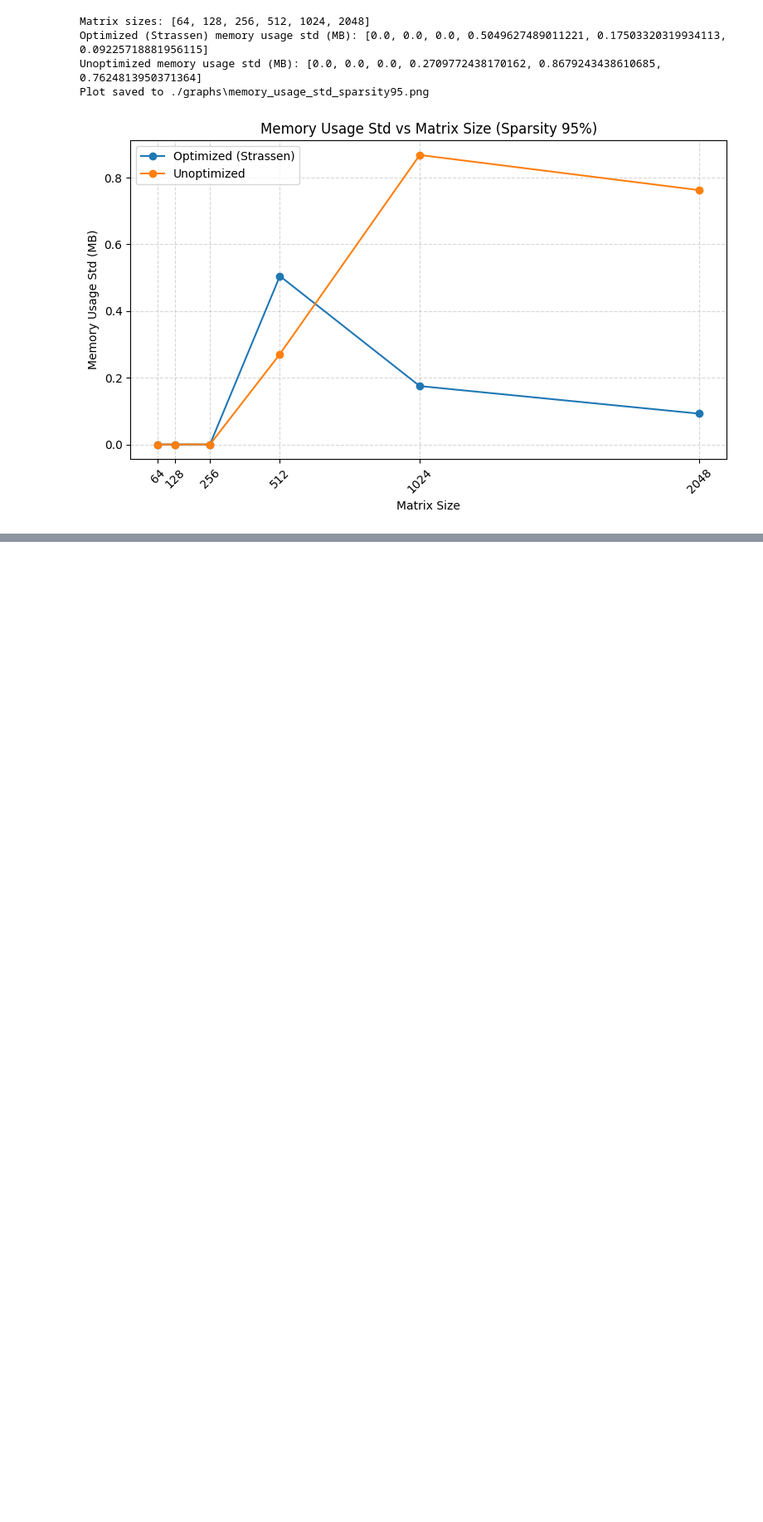
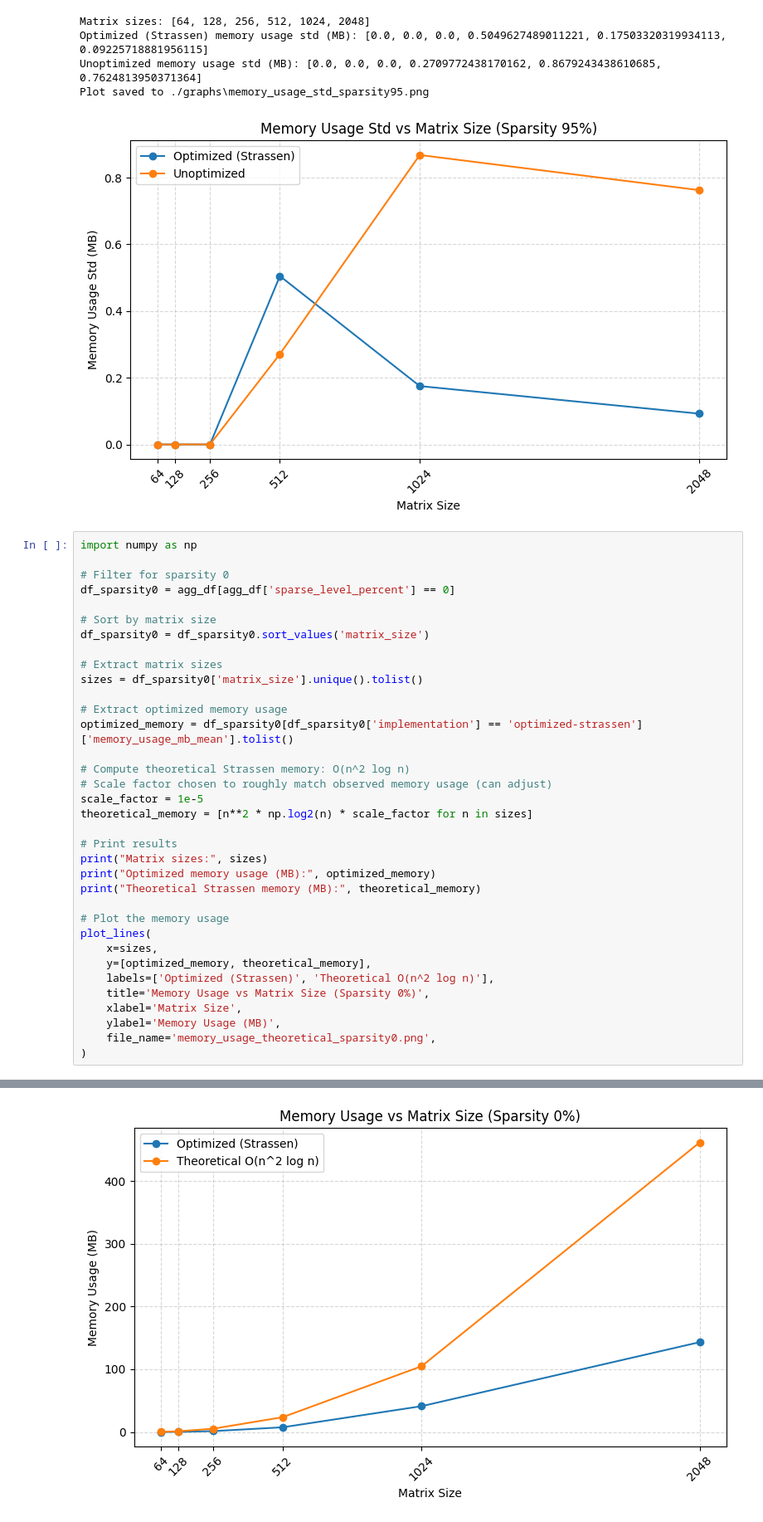
Before and after one commit to KaarloCaballero/Big_data-Task_2, a Jupyter notebook: process_data.ipynb, the cells around one changed output, grey strips where cells are left out. Shown at 83% size. Saved outputs shown, nothing was run; the diff lists cells and outputs as text; blank space fills up the shorter version.

Commit message:
Added the graphs to compare with theorical space and time complexities

```diff
--- a/process_data.ipynb
+++ b/process_data.ipynb
@@ -1699,3 +1699,39 @@ Optimized (Strassen) memory usage std (MB): [0.0, 0.0, 0.0, 0.5049627489011221,
 Unoptimized memory usage std (MB): [0.0, 0.0, 0.0, 0.2709772438170162, 0.8679243438610685, 0.7624813950371364]
 Plot saved to ./graphs\memory_usage_std_sparsity95.png
 [figure]
+# %%
+import numpy as np
+
+# Filter for sparsity 0
+df_sparsity0 = agg_df[agg_df['sparse_level_percent'] == 0]
+
+# Sort by matrix size
+df_sparsity0 = df_sparsity0.sort_values('matrix_size')
+
+# Extract matrix sizes
+sizes = df_sparsity0['matrix_size'].unique().tolist()
+
+# Extract optimized memory usage
+optimized_memory = df_sparsity0[df_sparsity0['implementation'] == 'optimized-strassen']['memory_usage_mb_mean'].tolist()
+
+# Compute theoretical Strassen memory: O(n^2 log n)
+# Scale factor chosen to roughly match observed memory usage (can adjust)
+scale_factor = 1e-5
+theoretical_memory = [n**2 * np.log2(n) * scale_factor for n in sizes]
+
+# Print results
+print("Matrix sizes:", sizes)
+print("Optimized memory usage (MB):", optimized_memory)
+print("Theoretical Strassen memory (MB):", theoretical_memory)
+
+# Plot the memory usage
+plot_lines(
+    x=sizes,
+    y=[optimized_memory, theoretical_memory],
+    labels=['Optimized (Strassen)', 'Theoretical O(n^2 log n)'],
+    title='Memory Usage vs Matrix Size (Sparsity 0%)',
+    xlabel='Matrix Size',
+    ylabel='Memory Usage (MB)',
+    file_name='memory_usage_theoretical_sparsity0.png',
+)
+# %% [output]
@@ -1701,0 +1742 @@ Plot saved to ./graphs\memory_usage_std_sparsity95.png
+[figure, added]
```
Also changed, not shown: parts of 4 cells of this notebook.
